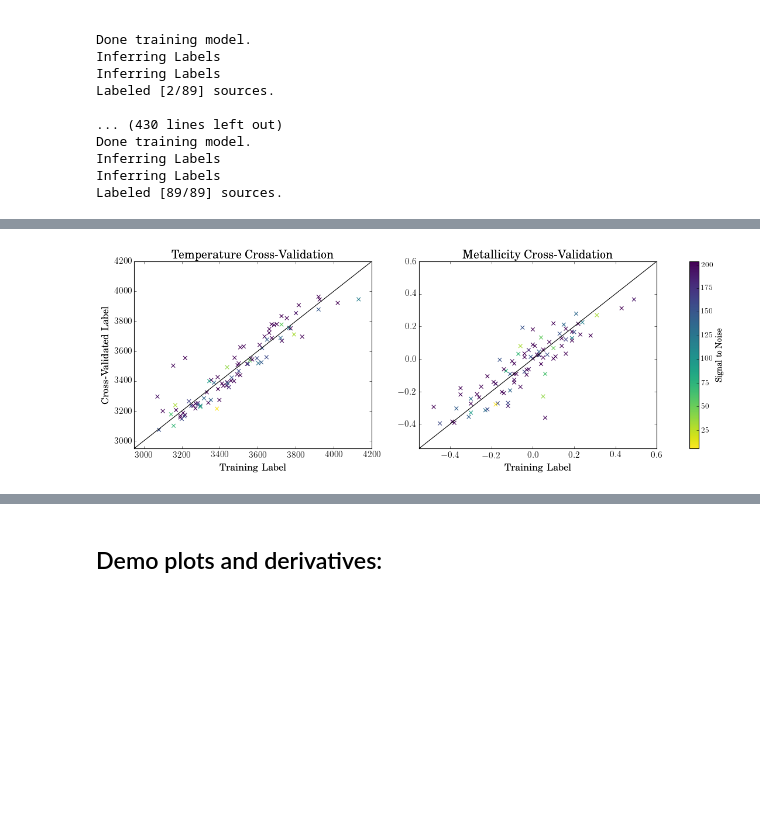
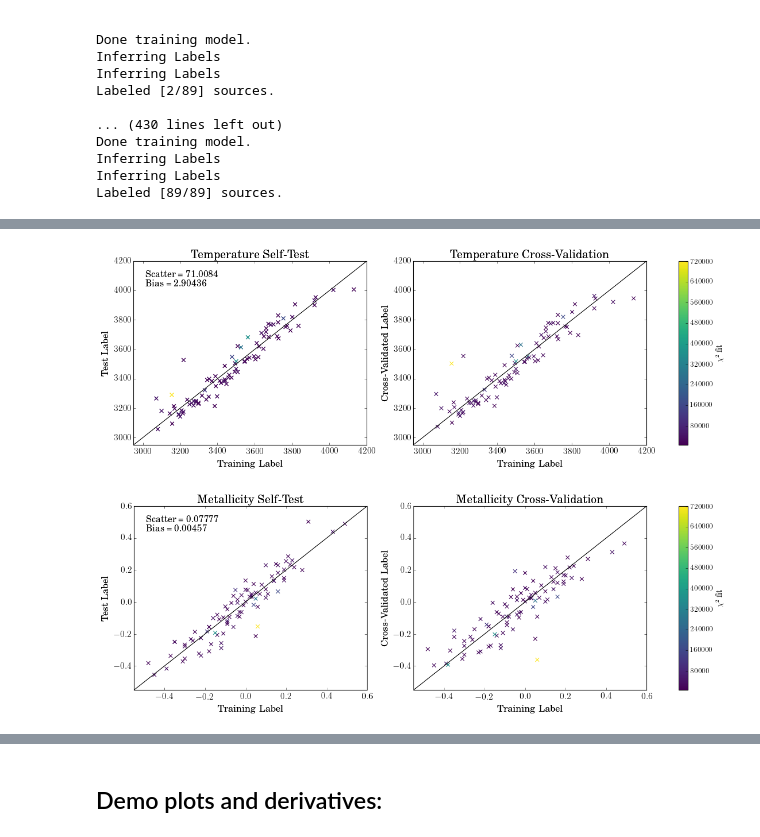
Before and after one commit to jbirky/Mdwarf_project, a Jupyter notebook: cannon_runs/mann_89/run_cannon.ipynb, the cells around one changed output, grey strips where cells are left out. Saved outputs shown, nothing was run; the diff lists cells and outputs as text; code cells hidden in the pictures; blank space fills up the shorter version.

```diff
--- a/cannon_runs/mann_89/run_cannon.ipynb
+++ b/cannon_runs/mann_89/run_cannon.ipynb
@@ -99,4 +100,15 @@ tst_fe_h_err = trn_fe_h - tst_fe_h
 crv_fe_h_err = trn_fe_h - crv_fe_h
 teff_tst_crv_diff = tst_teff - crv_teff
 fe_h_tst_crv_diff = tst_fe_h - crv_fe_h
+
+def chi_sq(data, model, ivar):
+    chi = []
+    for i in range(len(data)):
+        chi.append(np.sum(ivar[i]*(data[i]-model[i])**2))
+    return np.array(chi)
+chi = chi_sq(ds.tr_flux, synth, ds.tr_ivar)
+
+crv_files = nsort(os.listdir('cross_validation/crv_flux/'))
+crv_fls = np.array([np.load('cross_validation/crv_flux/' + f) for f in crv_files])
+crv_chi = chi = chi_sq(ds.tr_flux, crv_fls, ds.tr_ivar)
 # %%
@@ -147,28 +200,66 @@ plt.show()
 # %%
 x = np.arange(-1,4300)
 
+scat1, bias1 = np.round(np.std(tst_teff_err),5), np.round(np.mean(tst_teff_err),5)
+scat2, bias2 = np.round(np.std(tst_fe_h_err),5), np.round(np.mean(tst_fe_h_err),5)
+text1 = 'Scatter = %s \n Bias = %s'%(scat1, bias1)
+text2 = 'Scatter = %s \n Bias = %s'%(scat2, bias2)
+
 fig, (ax1, ax2) = plt.subplots(1,2, figsize=[18,5])
-ax1.scatter(trn_teff, crv_teff, c=ds.test_SNR, marker='x', s=35, cmap='viridis_r')
+pl = ax1.scatter(trn_teff, tst_teff, marker='x', c=chi, s=35, cmap='viridis')
+
+ax1.scatter(trn_teff, tst_teff, c=chi, marker='x', s=35, cmap='viridis')
+ax1.text(0.05, 0.95, text1, fontsize=14, transform=ax1.transAxes, verticalalignment='top')
 ax1.plot(x,x, color='k')
 ax1.set_xlim(2950,4200)
 ax1.set_ylim(2950,4200)
 ax1.set_xlabel('Training Label', fontsize=15)
-ax1.set_ylabel('Cross-Validated Label', fontsize=15)
+ax1.set_ylabel('Test Label', fontsize=15)
 ax1.tick_params(axis='x', labelsize=14)
 ax1.tick_params(axis='y', labelsize=14)
-ax1.set_title('Temperature Cross-Validation', fontsize=18)
+ax1.set_title('Temperature Self-Test', fontsize=18)
 
-ax2.scatter(trn_fe_h, crv_fe_h, c=ds.test_SNR, marker='x', s=35, cmap='viridis_r')
+ax2.scatter(trn_teff, crv_teff, c=crv_chi, marker='x', s=35, cmap='viridis')
+ax2.plot(x,x, color='k')
+ax2.set_xlim(2950,4200)
+ax2.set_ylim(2950,4200)
+ax2.set_xlabel('Training Label', fontsize=15)
+ax2.set_ylabel('Cross-Validated Label', fontsize=15)
+ax2.set_title('Temperature Cross-Validation', fontsize=18)
+ax2.tick_params(axis='x', labelsize=14)
+ax2.tick_params(axis='y', labelsize=14)
+cb = plt.colorbar(pl, ax=(ax1,ax2), orientation='vertical')
+cb.set_label(r'$\chi^2$ fit', fontsize=12)
+plt.savefig('results/self_and_validation_test_teff_chisq.png')
+plt.show()
+
+fig, (ax1, ax2) = plt.subplots(1,2, figsize=[18,5])
+pl = ax1.scatter(trn_teff, tst_teff, marker='x', c=chi, s=35, cmap='viridis')
+
+ax1.scatter(trn_fe_h, tst_fe_h, c=chi, marker='x', s=35, cmap='viridis')
+ax1.text(0.05, 0.95, text2, fontsize=14, transform=ax1.transAxes, verticalalignment='top')
+ax1.plot(x,x, color='k')
+ax1.set_xlim(-.55,.6)
+ax1.set_ylim(-.55,.6)
+ax1.set_xlabel('Training Label', fontsize=15)
+ax1.set_ylabel('Test Label', fontsize=15)
+ax1.tick_params(axis='x', labelsize=14)
+ax1.tick_params(axis='y', labelsize=14)
+ax1.set_title('Metallicity Self-Test', fontsize=18)
+
+ax2.scatter(trn_fe_h, crv_fe_h, c=crv_chi, marker='x', s=35, cmap='viridis')
 ax2.plot(x,x, color='k')
 ax2.set_xlim(-.55,.6)
 ax2.set_ylim(-.55,.6)
 ax2.set_xlabel('Training Label', fontsize=15)
+ax2.set_ylabel('Cross-Validated Label', fontsize=15)
 ax2.set_title('Metallicity Cross-Validation', fontsize=18)
 ax2.tick_params(axis='x', labelsize=14)
 ax2.tick_params(axis='y', labelsize=14)
 cb = plt.colorbar(pl, ax=(ax1,ax2), orientation='vertical')
-cb.set_label('Signal to Noise', fontsize=12)
-plt.savefig('results/Cross_validation.png')
+cb.set_label(r'$\chi^2$ fit', fontsize=12)
+plt.savefig('results/self_and_validation_test_fe_h_chisq.png')
 plt.show()
 # %% [output]
-[figure, old version]
+[figure, new version]
+[figure, added]
```
Also changed, not shown: parts of 17 cells of this notebook, 9 other files.
